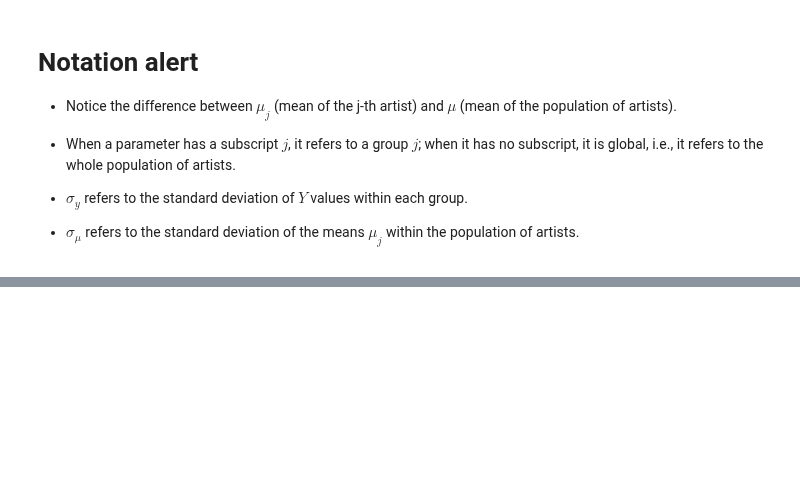
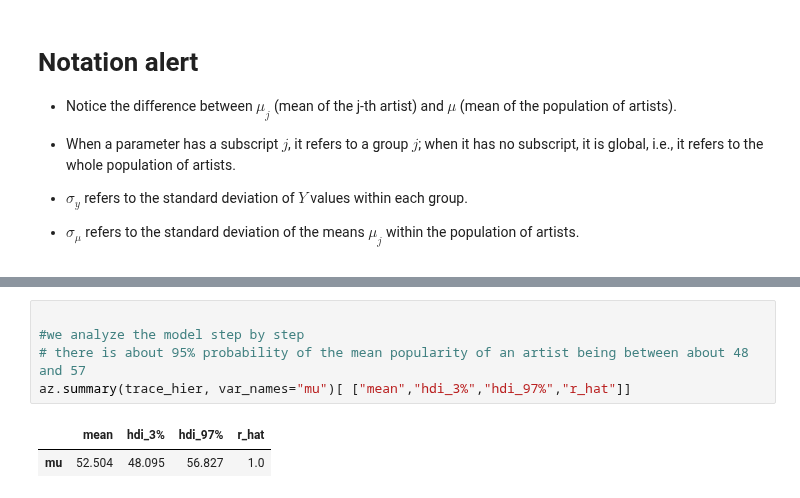
Before and after one commit to gcorani/bda, a Jupyter notebook: 3b-ProbProgramming-hierarchical.ipynb, the cells around one changed output, grey strips where cells are left out. Cells and saved outputs as stored; diff of their text form; blank space fills up the shorter version.

```diff
--- a/3b-ProbProgramming-hierarchical.ipynb
+++ b/3b-ProbProgramming-hierarchical.ipynb
@@ -457,0 +490,8 @@ with pm.Model() as hier_model:
+# %%
+
+#we analyze the model step by step
+# there is about 95% probability of the mean popularity of an artist being between about 48 and 57
+az.summary(trace_hier, var_names="mu")[ ["mean","hdi_3%","hdi_97%","r_hat"]]
+# %% [output]
+|  | mean | hdi_3% | hdi_97% | r_hat |
+| mu | 52.504 | 48.095 | 56.827 | 1.0 |
```
Also changed, not shown: parts of 10 cells of this notebook, 2 other files.
